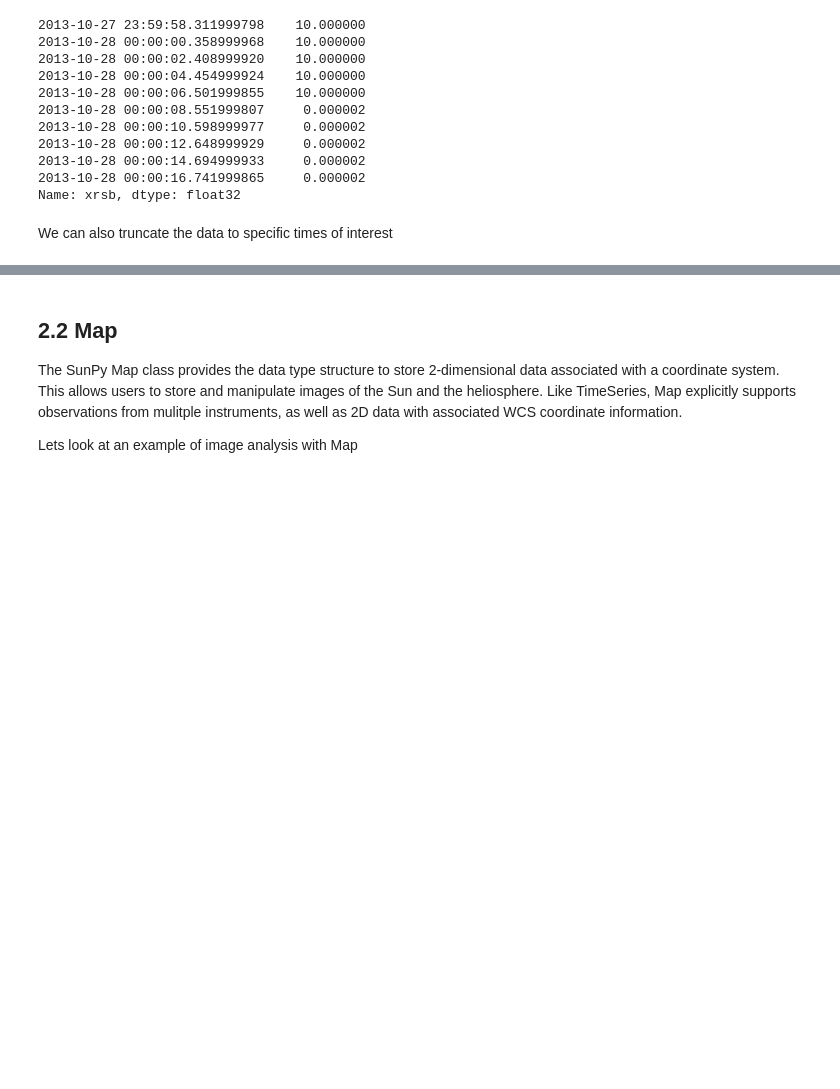
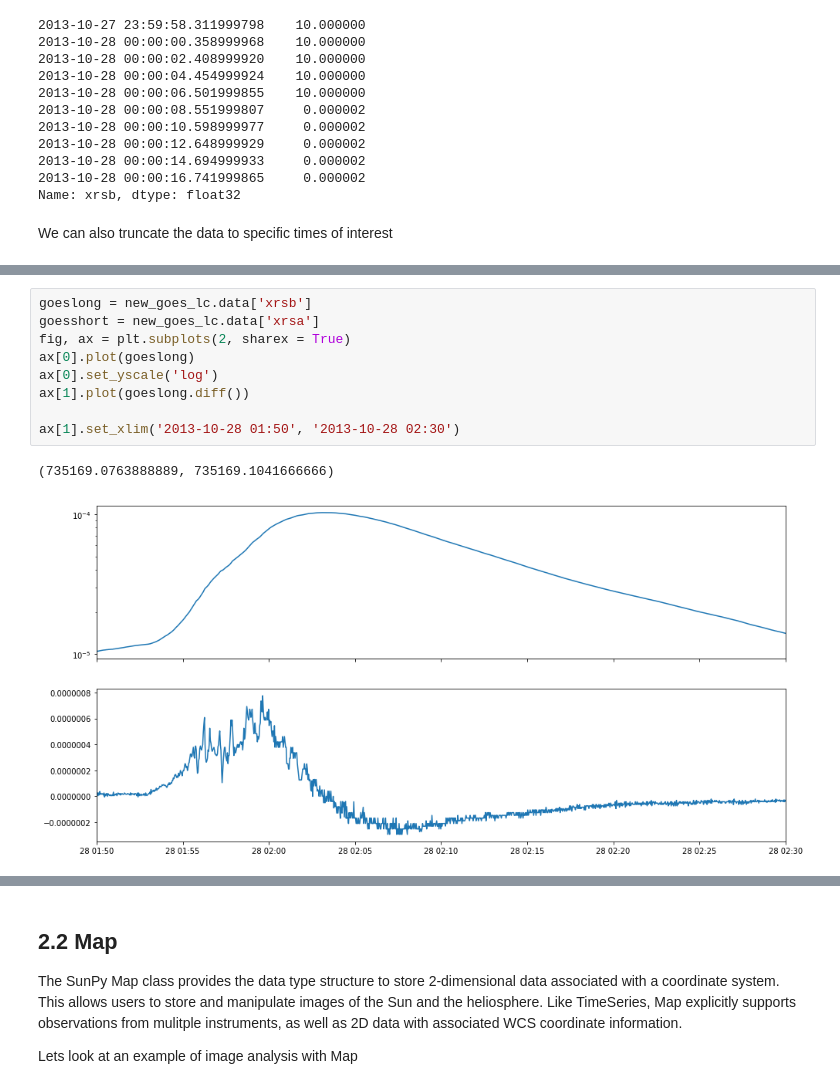
Before and after one commit to sunpy/previous-workshop-notebooks, a Jupyter notebook: 2019_spd/sunpy-1.0-spd2019-aquiring-data-and-data-classes.ipynb, the cells around one changed output, grey strips where cells are left out. Saved outputs shown, nothing was run; the diff lists cells and outputs as text; blank space fills up the shorter version.

```diff
--- a/2019_spd/sunpy-1.0-spd2019-aquiring-data-and-data-classes.ipynb
+++ b/2019_spd/sunpy-1.0-spd2019-aquiring-data-and-data-classes.ipynb
@@ -217,0 +231,12 @@ We can also truncate the data to specific times of interest
+# %%
+goeslong = new_goes_lc.data['xrsb']
+goesshort = new_goes_lc.data['xrsa']
+fig, ax = plt.subplots(2, sharex = True)
+ax[0].plot(goeslong)
+ax[0].set_yscale('log')
+ax[1].plot(goeslong.diff())
+
+ax[1].set_xlim('2013-10-28 01:50', '2013-10-28 02:30')
+# %% [output]
+(735169.0763888889, 735169.1041666666)
+[figure, added]
```
Also changed, not shown: parts of 14 cells of this notebook, 1 other file.
